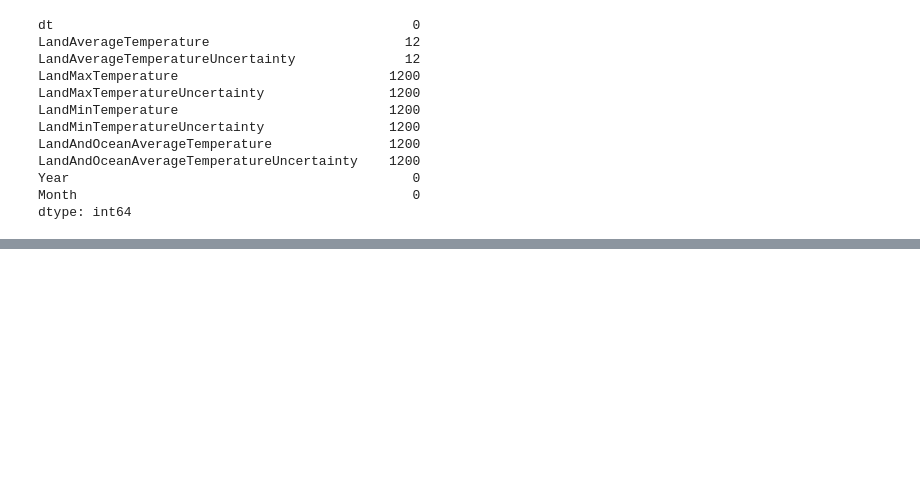
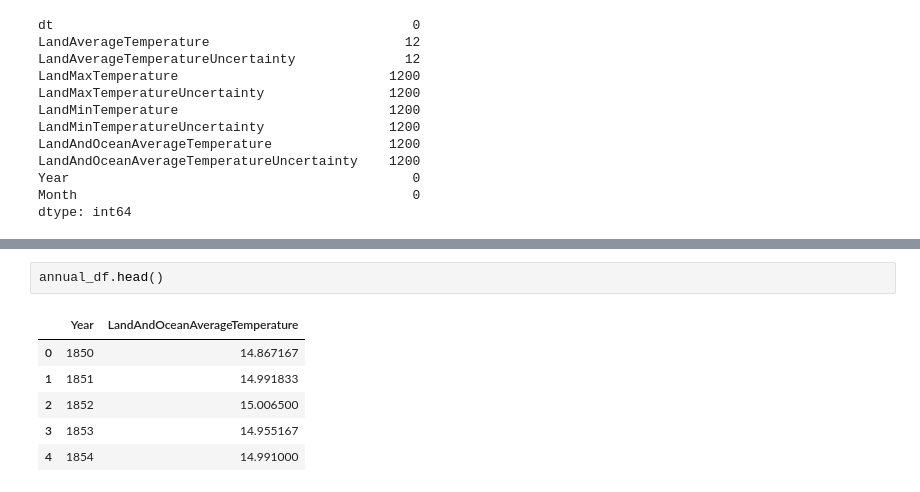
Before and after one commit to AMistry210/climate-change-ml-visualiser, a Jupyter notebook: ml/climate_model.ipynb, the cells around one changed output, grey strips where cells are left out. Saved outputs shown, nothing was run; the diff lists cells and outputs as text; blank space fills up the shorter version.

```diff
--- a/ml/climate_model.ipynb
+++ b/ml/climate_model.ipynb
@@ -78,0 +117,9 @@ dtype: int64
+# %%
+annual_df.head()
+# %% [output]
+|  | Year | LandAndOceanAverageTemperature |
+| 0 | 1850 | 14.867167 |
+| 1 | 1851 | 14.991833 |
+| 2 | 1852 | 15.006500 |
+| 3 | 1853 | 14.955167 |
+| 4 | 1854 | 14.991000 |
```
Also changed, not shown: parts of 5 cells of this notebook.
